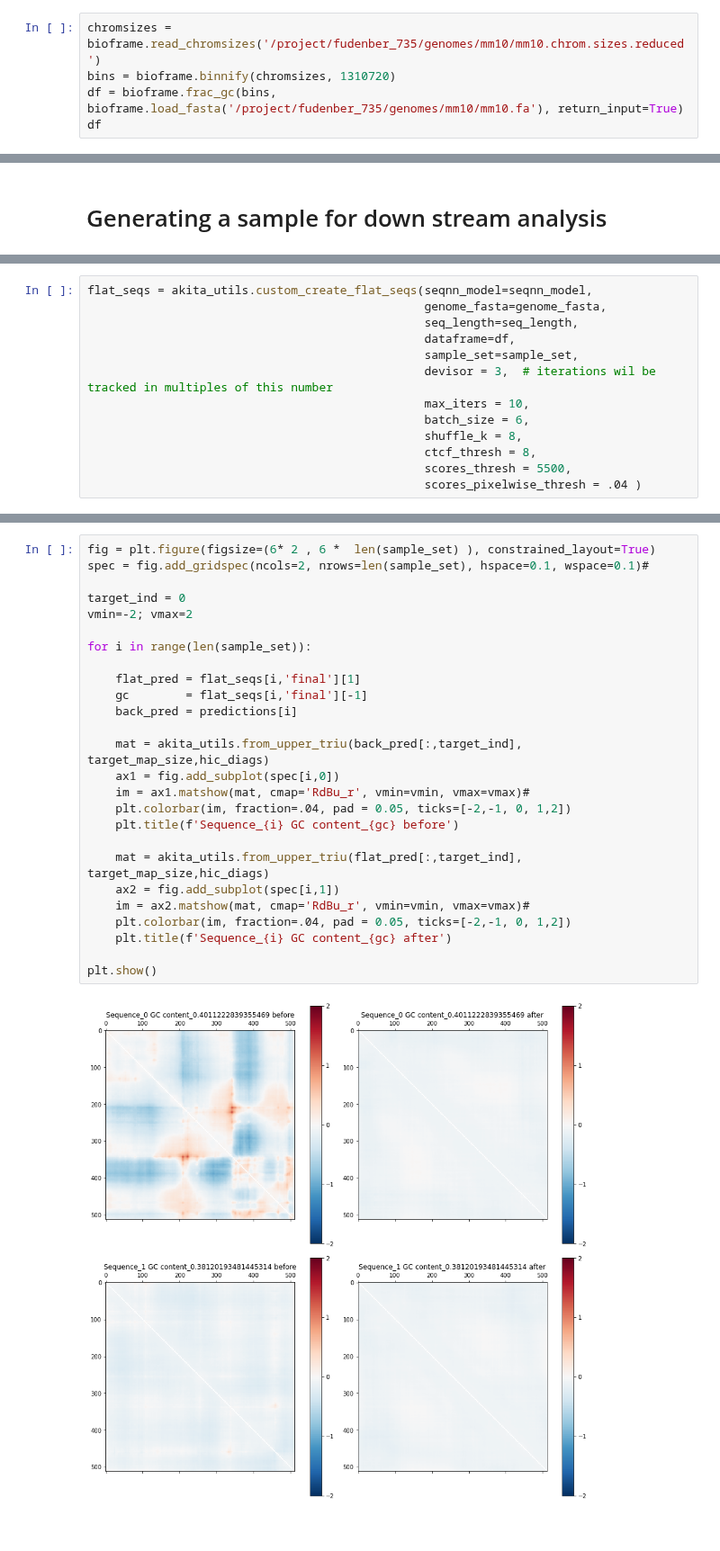
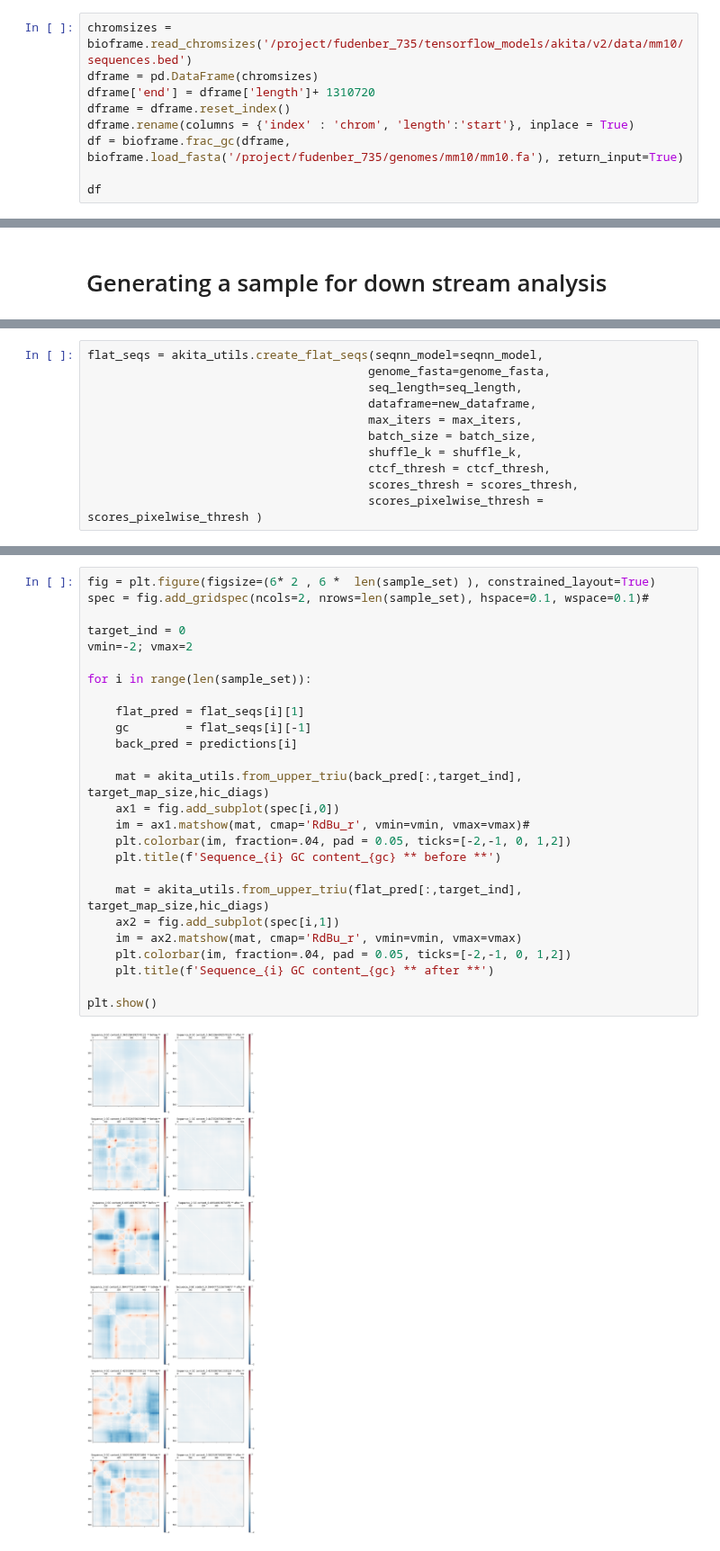
Before and after one commit to Fudenberg-Research-Group/akita_utils, a Jupyter notebook: notebooks/2022-6-20_backgoround_exploration.ipynb, the cells around one changed output, grey strips where cells are left out. Shown at 90% size. Saved outputs shown, nothing was run; the diff lists cells and outputs as text.

```diff
--- a/notebooks/2022-6-20_backgoround_exploration.ipynb
+++ b/notebooks/2022-6-20_backgoround_exploration.ipynb
@@ -79,9 +73,13 @@ restored
 # %% [markdown]
 # Fetching chromosome data to explore background creation
 # %%
-chromsizes = bioframe.read_chromsizes('/project/fudenber_735/genomes/mm10/mm10.chrom.sizes.reduced')
-bins = bioframe.binnify(chromsizes, 1310720)
-df = bioframe.frac_gc(bins, bioframe.load_fasta('/project/fudenber_735/genomes/mm10/mm10.fa'), return_input=True)
+chromsizes = bioframe.read_chromsizes('/project/fudenber_735/tensorflow_models/akita/v2/data/mm10/sequences.bed')
+dframe = pd.DataFrame(chromsizes)
+dframe['end'] = dframe['length']+ 1310720
+dframe = dframe.reset_index()
+dframe.rename(columns = {'index' : 'chrom', 'length':'start'}, inplace = True)
+df = bioframe.frac_gc(dframe, bioframe.load_fasta('/project/fudenber_735/genomes/mm10/mm10.fa'), return_input=True)
+
 df
 # %% [output]
 |  | chrom | start | end | GC |
@@ -151,14 +153,12 @@ predictions = seqnn_model.predict(predictions, batch_size=6)#len(sample_set)
 # %%
-flat_seqs = akita_utils.custom_create_flat_seqs(seqnn_model=seqnn_model,
-                                                genome_fasta=genome_fasta,
-                                                seq_length=seq_length,
-                                                dataframe=df,
-                                                sample_set=sample_set,
-                                                devisor = 3,  # iterations wil be tracked in multiples of this number
-                                                max_iters = 10,
-                                                batch_size = 6,
-                                                shuffle_k = 8,
-                                                ctcf_thresh = 8,
-                                                scores_thresh = 5500,
-                                                scores_pixelwise_thresh = .04 )
+flat_seqs = akita_utils.create_flat_seqs(seqnn_model=seqnn_model,
+                                        genome_fasta=genome_fasta,
+                                        seq_length=seq_length,
+                                        dataframe=new_dataframe,
+                                        max_iters = max_iters,
+                                        batch_size = batch_size,
+                                        shuffle_k = shuffle_k,
+                                        ctcf_thresh = ctcf_thresh,
+                                        scores_thresh = scores_thresh,
+                                        scores_pixelwise_thresh = scores_pixelwise_thresh )
 # %% [output]
@@ -181,28 +184,28 @@ max iters exceeded
 # %%
 fig = plt.figure(figsize=(6* 2 , 6 *  len(sample_set) ), constrained_layout=True)
 spec = fig.add_gridspec(ncols=2, nrows=len(sample_set), hspace=0.1, wspace=0.1)#
 
 target_ind = 0
 vmin=-2; vmax=2
 
 for i in range(len(sample_set)):
 
-    flat_pred = flat_seqs[i,'final'][1]
-    gc        = flat_seqs[i,'final'][-1]
+    flat_pred = flat_seqs[i][1]
+    gc        = flat_seqs[i][-1]
     back_pred = predictions[i]
 
     mat = akita_utils.from_upper_triu(back_pred[:,target_ind], target_map_size,hic_diags)
     ax1 = fig.add_subplot(spec[i,0])
     im = ax1.matshow(mat, cmap='RdBu_r', vmin=vmin, vmax=vmax)#
     plt.colorbar(im, fraction=.04, pad = 0.05, ticks=[-2,-1, 0, 1,2])
-    plt.title(f'Sequence_{i} GC content_{gc} before')
+    plt.title(f'Sequence_{i} GC content_{gc} ** before **')
 
     mat = akita_utils.from_upper_triu(flat_pred[:,target_ind], target_map_size,hic_diags)
     ax2 = fig.add_subplot(spec[i,1])
-    im = ax2.matshow(mat, cmap='RdBu_r', vmin=vmin, vmax=vmax)#
+    im = ax2.matshow(mat, cmap='RdBu_r', vmin=vmin, vmax=vmax)
     plt.colorbar(im, fraction=.04, pad = 0.05, ticks=[-2,-1, 0, 1,2])
-    plt.title(f'Sequence_{i} GC content_{gc} after')
+    plt.title(f'Sequence_{i} GC content_{gc} ** after **')
 
 plt.show()
 # %% [output]
-[figure, old version]
+[figure, new version]
```
Also changed, not shown: parts of 39 cells of this notebook, 13 other files.
